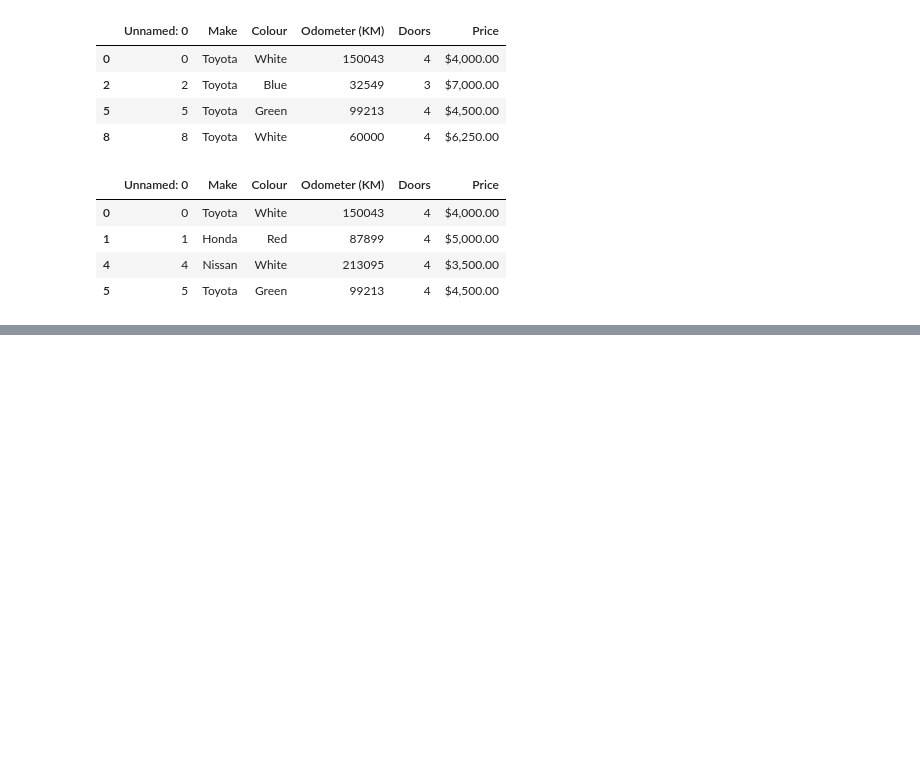
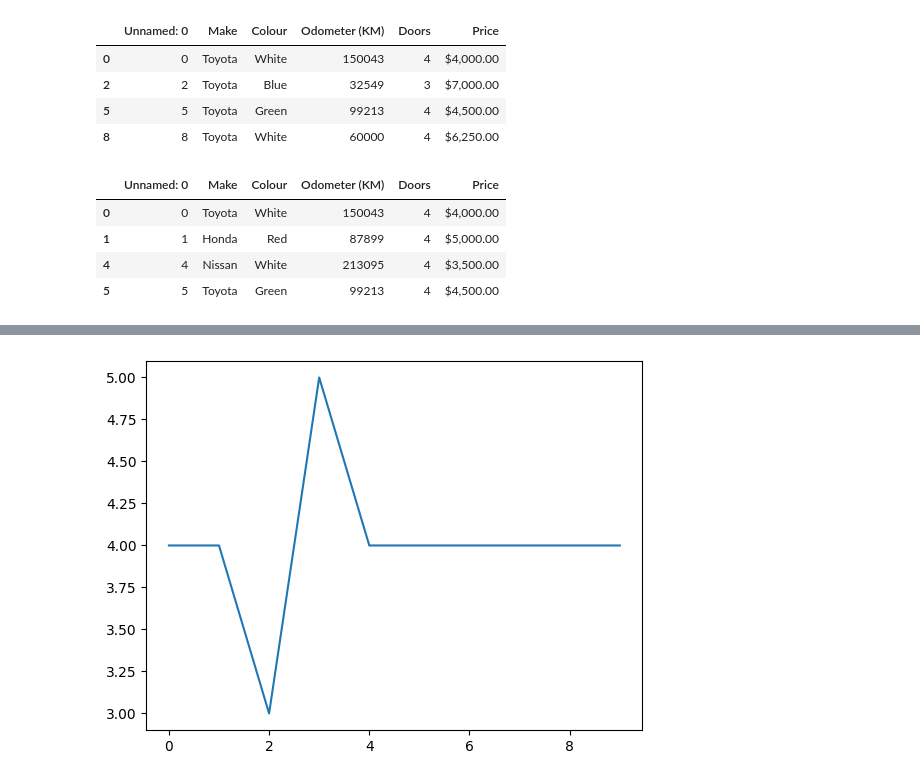
Before and after one commit to Ajay051839/ML-Sample-project, a Jupyter notebook: introduction-to-pandas.ipynb, the cells around one changed output, grey strips where cells are left out. Drawn from its saved outputs; the diff is of its cells as text; code cells hidden in the pictures; blank space fills up the shorter version.

Commit message:
Data manipulation

```diff
--- a/introduction-to-pandas.ipynb
+++ b/introduction-to-pandas.ipynb
@@ -396,0 +458,5 @@ car_data[car_data["Odometer (KM)"]>80000]
+# %%
+car_data["Doors"].plot()
+plt.show()
+# %% [output]
+[figure, added]
```
Also changed, not shown: parts of 32 cells of this notebook.
